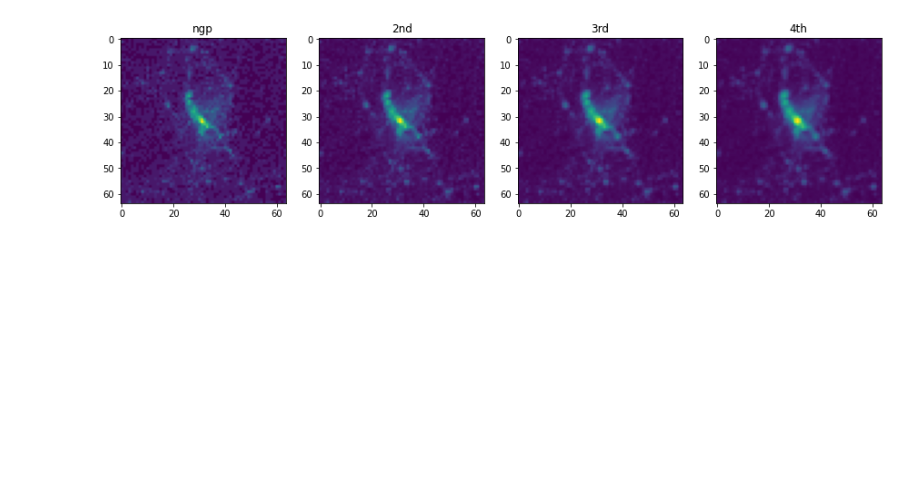
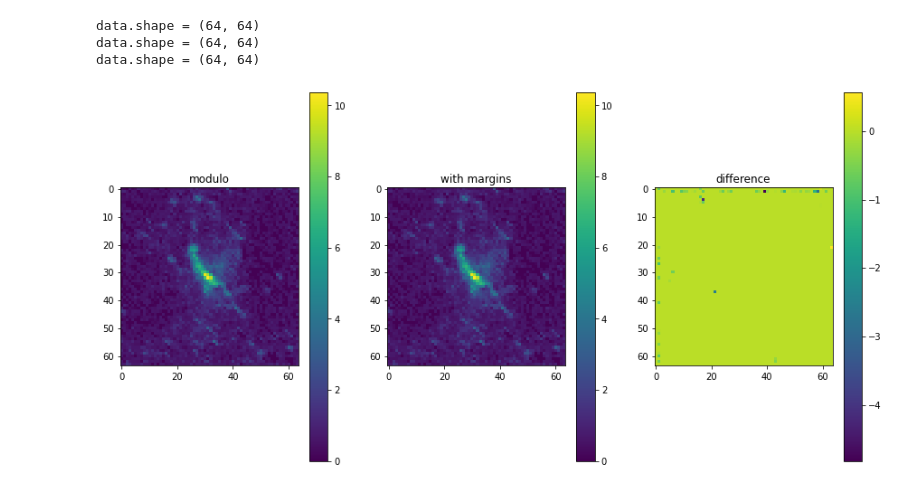
Before and after one commit to SebastianJL/esc412_advanced_high_performance_computing, a Jupyter notebook: exercise3/density_map.ipynb, the cells around one changed output. Saved outputs shown, nothing was run; the diff lists cells and outputs as text; code cells hidden in the pictures; blank space fills up the shorter version.

Commit message:
Implemented all 3 mass assignent schemes.
There is a slight difference in the results.
Don't know yet where this is coming from.

```diff
--- a/exercise3/density_map.ipynb
+++ b/exercise3/density_map.ipynb
@@ -1,20 +1,25 @@
 # %%
 import numpy as np
 import matplotlib.pyplot as plt
-my_data_1 = np.genfromtxt('mass_grid_ngp_2d.csv', delimiter=',')
-my_data_2 = np.genfromtxt('mass_grid_2nd_2d.csv', delimiter=',')
-my_data_3 = np.genfromtxt('mass_grid_3rd_2d.csv', delimiter=',')
-my_data_4 = np.genfromtxt('mass_grid_4th_2d.csv', delimiter=',')
+mass_grid_modulo = np.genfromtxt('mass_grid_modulo_2d.csv', delimiter=',')
+mass_grid_margins = np.genfromtxt('mass_grid_with_margins_2d.csv', delimiter=',')
 
-datas = [my_data_1[:, :-1],
-         my_data_2[:, :-1],
-         my_data_3[:, :-1],
-         my_data_4[:, :-1],]
+datas = [np.log(mass_grid_modulo + 1),
+         np.log(mass_grid_margins + 1),
+         mass_grid_modulo - mass_grid_margins
+        ]
 
-fig, axes = plt.subplots(1, 4, figsize=(15, 15))
-titles = ['ngp', '2nd', '3rd', '4th']
+for data in datas:
+    print(f'{data.shape = }')
+
+fig, axes = plt.subplots(1, 3, figsize=(15, 15))
+titles = ['modulo', 'with margins', 'difference']
 for ax, title, data in zip(axes, titles, datas):
-    ax.imshow(np.log(data + 1))
+    pos = ax.imshow(data)
     ax.title.set_text(title)
+    fig.colorbar(pos, ax=ax, shrink=0.5)
 # %% [output]
+data.shape = (64, 64)
+data.shape = (64, 64)
+data.shape = (64, 64)
-[figure, old version]
+[figure, new version]
```
Also changed, not shown: 5 other files.
